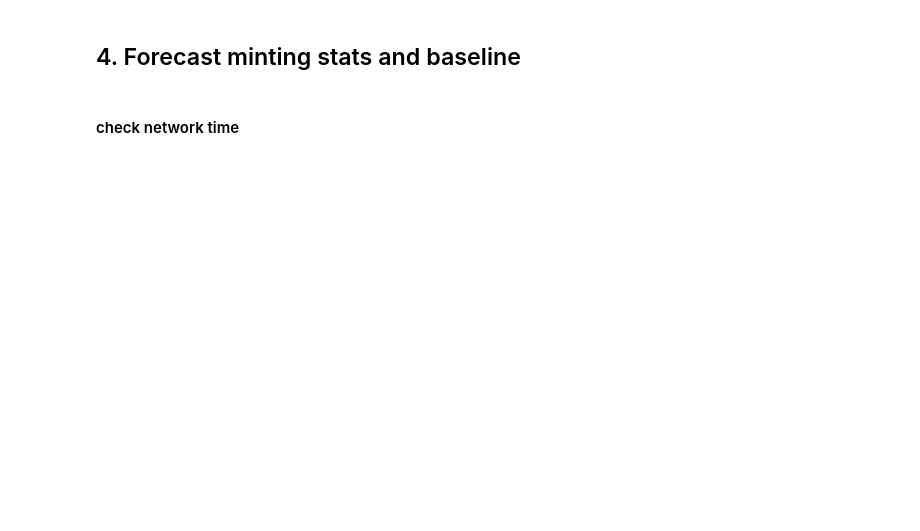
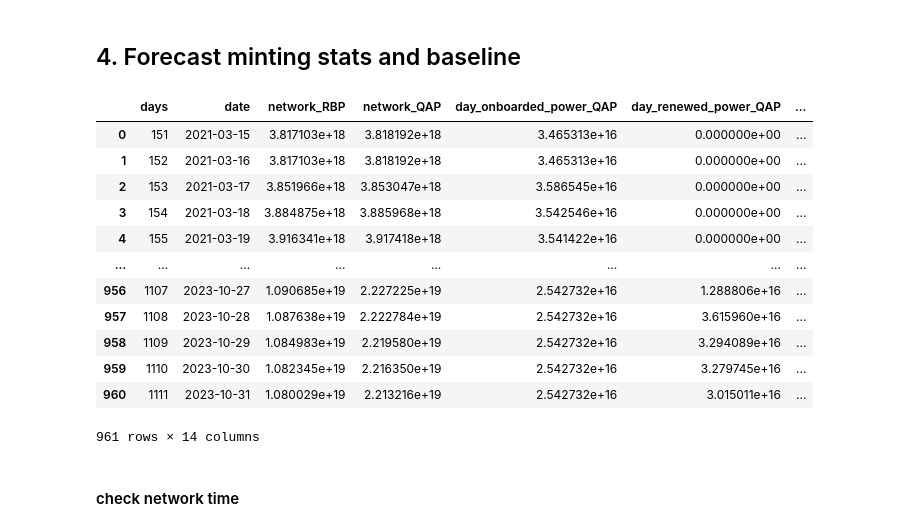
Before and after one commit to protocol/filecoin-mecha-twin, a Jupyter notebook: notebooks/backtest_variable_renewal_rate.ipynb, the cells around one changed output. Cells and saved outputs as stored; diff of their text form; code cells hidden in the pictures; blank space fills up the shorter version.

```diff
--- a/notebooks/backtest_variable_renewal_rate.ipynb
+++ b/notebooks/backtest_variable_renewal_rate.ipynb
@@ -215,6 +218,22 @@ mint_df = compute_minting_trajectory_df(
     qa_day_onboarded_power_pib,
     qa_day_renewed_power_pib,
 )
+# %%
+mint_df
+# %% [output]
+|  | days | date | network_RBP | network_QAP | day_onboarded_power_QAP | day_renewed_power_QAP | ... |
+| 0 | 151 | 2021-03-15 | 3.817103e+18 | 3.818192e+18 | 3.465313e+16 | 0.000000e+00 | ... |
+| 1 | 152 | 2021-03-16 | 3.817103e+18 | 3.818192e+18 | 3.465313e+16 | 0.000000e+00 | ... |
+| 2 | 153 | 2021-03-17 | 3.851966e+18 | 3.853047e+18 | 3.586545e+16 | 0.000000e+00 | ... |
+| 3 | 154 | 2021-03-18 | 3.884875e+18 | 3.885968e+18 | 3.542546e+16 | 0.000000e+00 | ... |
+| 4 | 155 | 2021-03-19 | 3.916341e+18 | 3.917418e+18 | 3.541422e+16 | 0.000000e+00 | ... |
+| ... | ... | ... | ... | ... | ... | ... | ... |
+| 956 | 1107 | 2023-10-27 | 1.090685e+19 | 2.227225e+19 | 2.542732e+16 | 1.288806e+16 | ... |
+| 957 | 1108 | 2023-10-28 | 1.087638e+19 | 2.222784e+19 | 2.542732e+16 | 3.615960e+16 | ... |
+| 958 | 1109 | 2023-10-29 | 1.084983e+19 | 2.219580e+19 | 2.542732e+16 | 3.294089e+16 | ... |
+| 959 | 1110 | 2023-10-30 | 1.082345e+19 | 2.216350e+19 | 2.542732e+16 | 3.279745e+16 | ... |
+| 960 | 1111 | 2023-10-31 | 1.080029e+19 | 2.213216e+19 | 2.542732e+16 | 3.015011e+16 | ... |
+961 rows × 14 columns
 # %% [markdown]
 #### check network time
 # %%
```
Also changed, not shown: parts of 15 cells of this notebook.
